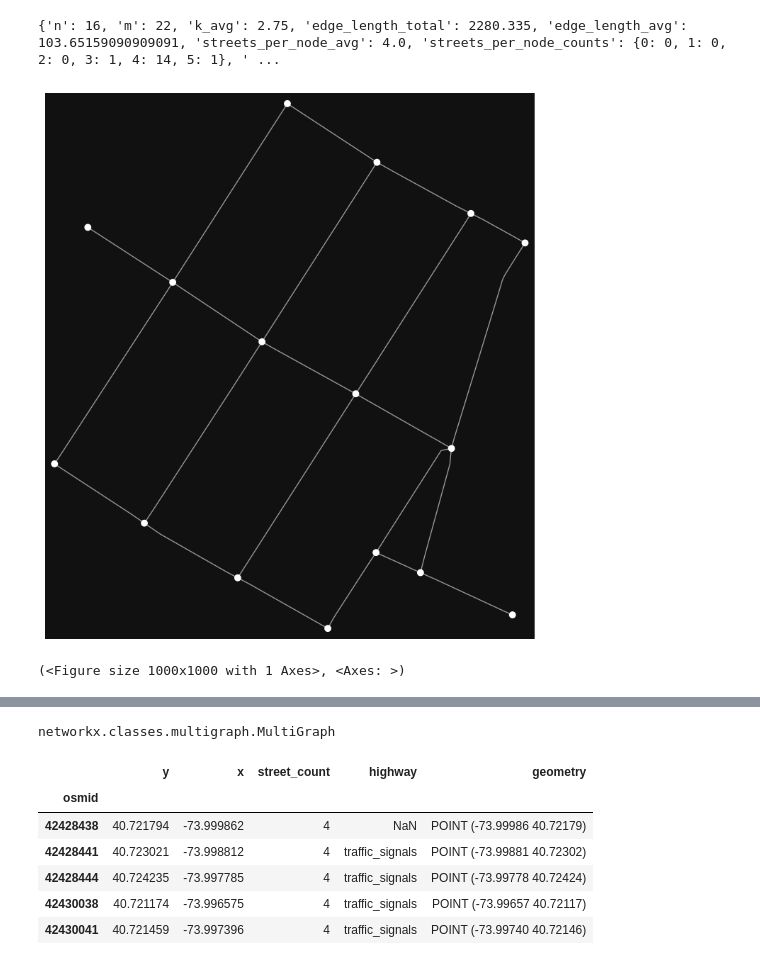
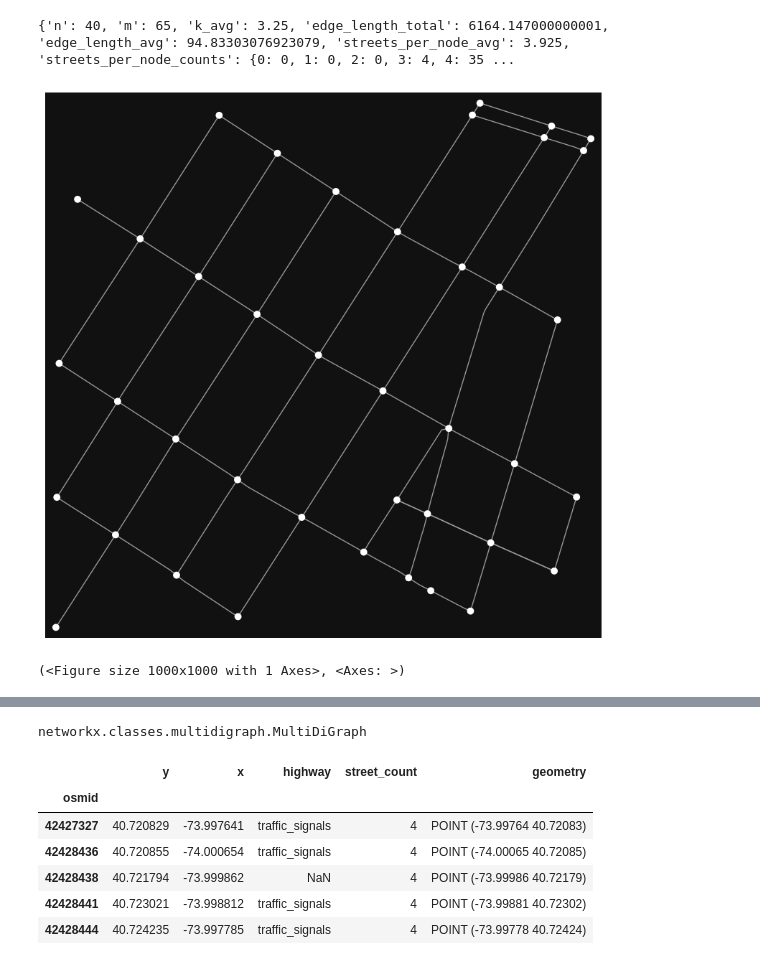
Before and after one commit to AI-for-Infrastructure-Management/imp-act, a Jupyter notebook: imp_act/environments/dev/sandbox.ipynb, the cells around one changed output, grey strips where cells are left out. Cells and saved outputs as stored; diff of their text form; code cells hidden in the pictures.

```diff
--- a/imp_act/environments/dev/sandbox.ipynb
+++ b/imp_act/environments/dev/sandbox.ipynb
@@ -6,28 +6,28 @@ import osmnx as ox
 # %%
 # place_name = "University of Toronto"
 place_name = "SoHo, New York, NY"
 # place_name = "Amsterdam Zuid"
 network_type = "drive"
 
 # custom_filter = ('["highway"~"motorway"]')
 custom_filter = None
 
 # networkx graph of the named place
 graph = ox.graph_from_address(place_name,
-                              dist=200, # distance in meters
+                              dist=300, # distance in meters
                               network_type=network_type,
                               simplify=True,
                               custom_filter=custom_filter)
 
-graph = graph.to_undirected() # default is MultiGraph
+# graph = graph.to_undirected() # default is MultiGraph
 
 print(ox.basic_stats(graph))
 
 # Plot the graphs
 ox.plot_graph(graph,figsize=(10,10), node_size=50)
 # %% [output]
-{'n': 16, 'm': 22, 'k_avg': 2.75, 'edge_length_total': 2280.335, 'edge_length_avg': 103.65159090909091, 'streets_per_node_avg': 4.0, 'streets_per_node_counts': {0: 0, 1: 0, 2: 0, 3: 1, 4: 14, 5: 1}, ' ...
+{'n': 40, 'm': 65, 'k_avg': 3.25, 'edge_length_total': 6164.147000000001, 'edge_length_avg': 94.83303076923079, 'streets_per_node_avg': 3.925, 'streets_per_node_counts': {0: 0, 1: 0, 2: 0, 3: 4, 4: 35 ...
-[figure, old version]
+[figure, new version]
 (<Figure size 1000x1000 with 1 Axes>, <Axes: >)
 # %%
 ox.folium.plot_graph_folium(graph)
@@ -36,19 +36,19 @@ ox.folium.plot_graph_folium(graph)
 # %%
 type(graph)
 # %% [output]
-networkx.classes.multigraph.MultiGraph
+networkx.classes.multidigraph.MultiDiGraph
 # %%
 nodes, edges = ox.graph_to_gdfs(graph)
 
 nodes.head(5)
 # %% [output]
-|  | y | x | street_count | highway | geometry |
+|  | y | x | highway | street_count | geometry |
 | osmid |  |  |  |  |  |
-| 42428438 | 40.721794 | -73.999862 | 4 | NaN | POINT (-73.99986 40.72179) |
-| 42428441 | 40.723021 | -73.998812 | 4 | traffic_signals | POINT (-73.99881 40.72302) |
-| 42428444 | 40.724235 | -73.997785 | 4 | traffic_signals | POINT (-73.99778 40.72424) |
-| 42430038 | 40.721174 | -73.996575 | 4 | traffic_signals | POINT (-73.99657 40.72117) |
-| 42430041 | 40.721459 | -73.997396 | 4 | traffic_signals | POINT (-73.99740 40.72146) |
+| 42427327 | 40.720829 | -73.997641 | traffic_signals | 4 | POINT (-73.99764 40.72083) |
+| 42428436 | 40.720855 | -74.000654 | traffic_signals | 4 | POINT (-74.00065 40.72085) |
+| 42428438 | 40.721794 | -73.999862 | NaN | 4 | POINT (-73.99986 40.72179) |
+| 42428441 | 40.723021 | -73.998812 | traffic_signals | 4 | POINT (-73.99881 40.72302) |
+| 42428444 | 40.724235 | -73.997785 | traffic_signals | 4 | POINT (-73.99778 40.72424) |
 # %%
 # sort edges by name
 edges.sort_values(by='name', inplace=True)
```
Also changed, not shown: parts of 11 cells of this notebook, 1 other file.
